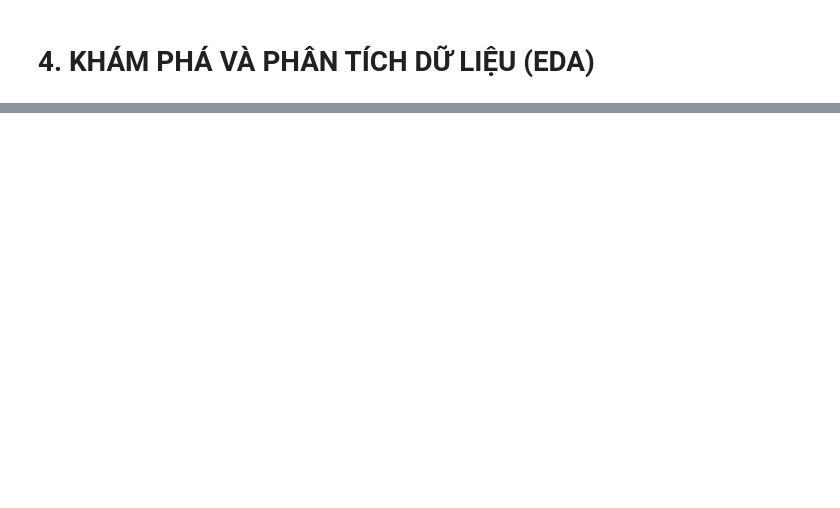
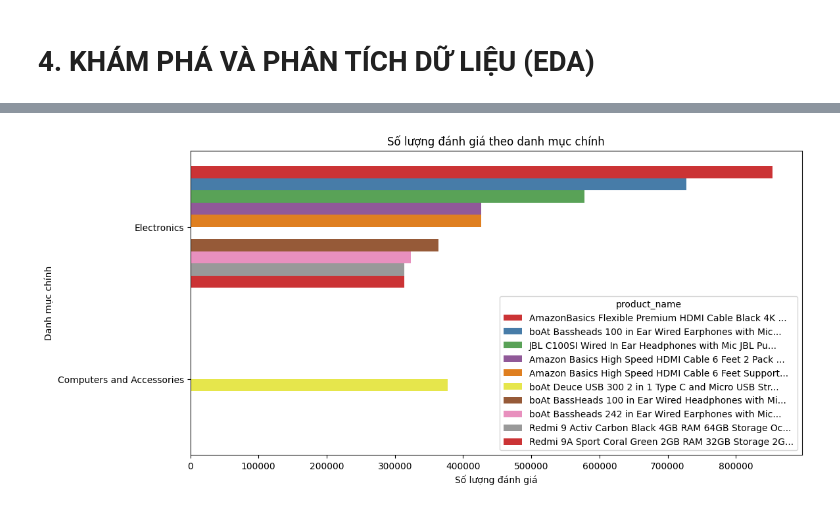
Before and after one commit to CongDon1207/data-mining-gr07, a Jupyter notebook: amazone_ex.ipynb, the cells around one changed output, grey strips where cells are left out. Drawn from its saved outputs; the diff is of its cells as text; code cells hidden in the pictures; blank space fills up the shorter version.

```diff
--- a/amazone_ex.ipynb
+++ b/amazone_ex.ipynb
@@ -180,0 +310,19 @@ Có cột rating_count có tỷ lệ % Null là 0.14%, có thể xóa/bỏ đi
+# %%
+# Hàm danh mục chính
+def extract_main_category(category):
+    if not isinstance(category, str):
+        return category
+    categories = category.split('|')
+    return categories[0] if categories else ''
+# Danh mục cụ thể nhất (cuối cùng)
+def extract_specific_category(category):
+    if not isinstance(category, str):
+        return category
+    categories = category.split('|')
+    return categories[-1] if categories else ''
+# Áp dụng hàm để tạo cột danh mục chính và cụ thể nhất
+df_processed['main_category'] = df_processed['category'].apply(extract_main_category)
+df_processed['specific_category'] = df_processed['category'].apply(extract_specific_category)
+# Làm sach cột danh mục
+df_processed['main_category'] = df_processed['main_category'].apply(clean_product_name)
+df_processed['specific_category'] = df_processed['specific_category'].apply(clean_product_name)
@@ -186,0 +466,5 @@ Có cột rating_count có tỷ lệ % Null là 0.14%, có thể xóa/bỏ đi
+# %%
+product_gr_cate_rating_count = df_processed.groupby(['main_category', 'product_name'])['rating_count'].sum().reset_index()
+product_gr_cate_rating_count = product_gr_cate_rating_count.sort_values(by='rating_count', ascending=False)
+print("\nSố lượng đánh giá theo danh mục chính và tên sản phẩm:")
+product_gr_cate_rating_count.head(10)
@@ -186,0 +484,10 @@ Có cột rating_count có tỷ lệ % Null là 0.14%, có thể xóa/bỏ đi
+# %%
+# Trực quan hóa số lượng đánh giá theo danh mục chính
+plt.figure(figsize=(12, 6))
+sns.barplot(x='rating_count', y='main_category', data=product_gr_cate_rating_count.head(10), palette='Set1', hue='product_name')
+plt.title('Số lượng đánh giá theo danh mục chính')
+plt.xlabel('Số lượng đánh giá')
+plt.ylabel('Danh mục chính')
+plt.show()
+# %% [output]
+[figure, added]
```
Also changed, not shown: parts of 35 cells of this notebook.
